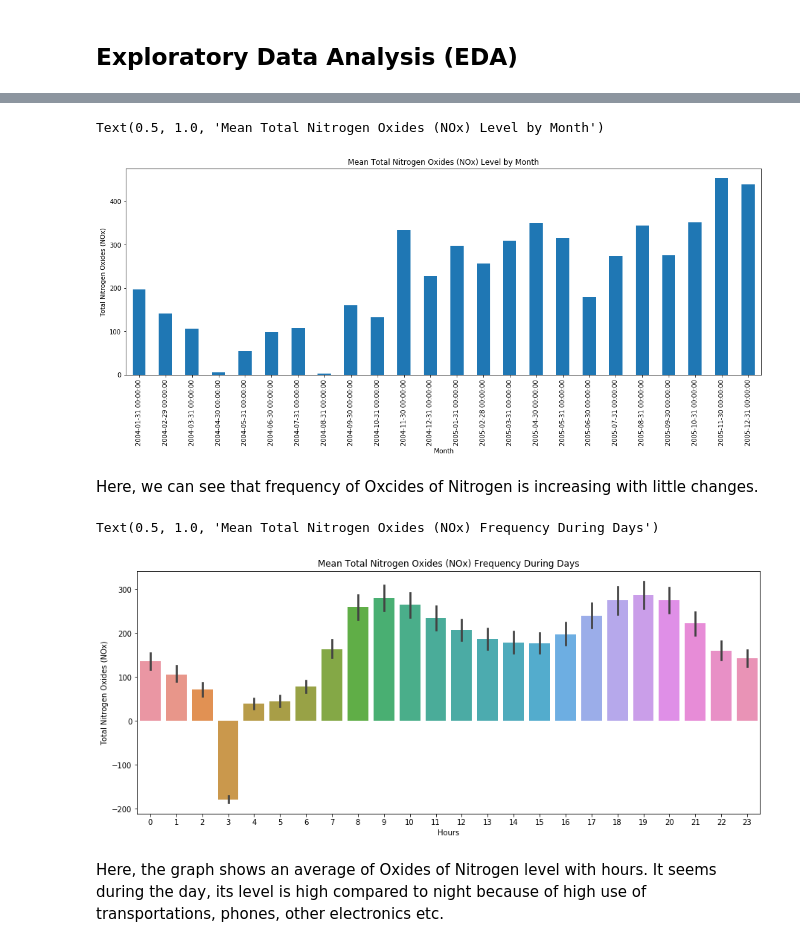
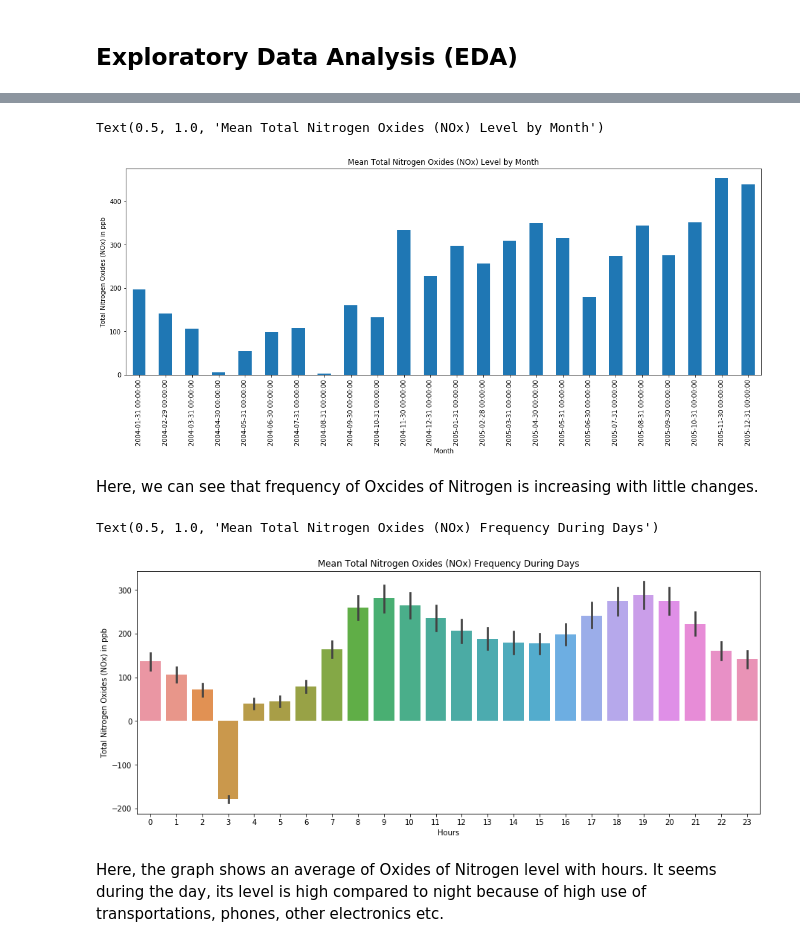
Before and after one commit to SonalSavaliya/Prediction-of-Nitrogen-Oxides-level-in-Air-Quality, a Jupyter notebook: Air Quality UCI Regression.ipynb, the cells around one changed output, grey strips where cells are left out. Drawn from its saved outputs; the diff is of its cells as text; code cells hidden in the pictures.

```diff
--- a/Air Quality UCI Regression.ipynb
+++ b/Air Quality UCI Regression.ipynb
@@ -167,21 +170,21 @@ In addition, these create serious health issues. These mainly impact on respirat
 # %%
 data['NOx(GT)'].resample('M').mean().plot(kind='bar', figsize=(18,6))
 plt.xlabel('Month')
-plt.ylabel('Total Nitrogen Oxides (NOx)')
+plt.ylabel('Total Nitrogen Oxides (NOx) in ppb')   # Parts per billion (ppb)
 plt.title("Mean Total Nitrogen Oxides (NOx) Level by Month")
 # %% [output]
 Text(0.5, 1.0, 'Mean Total Nitrogen Oxides (NOx) Level by Month')
-[figure, old version]
+[figure, new version]
 # %% [markdown]
 Here, we can see that frequency of Oxcides of Nitrogen is increasing with little changes.
 # %%
 plt.figure(figsize=(15,6))
 sns.barplot(x='Time',y='NOx(GT)',data=data)
 plt.xlabel('Hours')
-plt.ylabel('Total Nitrogen Oxides (NOx)')
+plt.ylabel('Total Nitrogen Oxides (NOx) in ppb') # Parts per billion (ppb)
 plt.title("Mean Total Nitrogen Oxides (NOx) Frequency During Days")
 # %% [output]
 Text(0.5, 1.0, 'Mean Total Nitrogen Oxides (NOx) Frequency During Days')
-[figure, old version]
+[figure, new version]
 # %% [markdown]
 Here, the graph shows an average of Oxides of Nitrogen level with hours. It seems during the day, its level is high compared to night because of high use of transportations, phones, other electronics etc.
```
Also changed, not shown: parts of 14 cells of this notebook.
